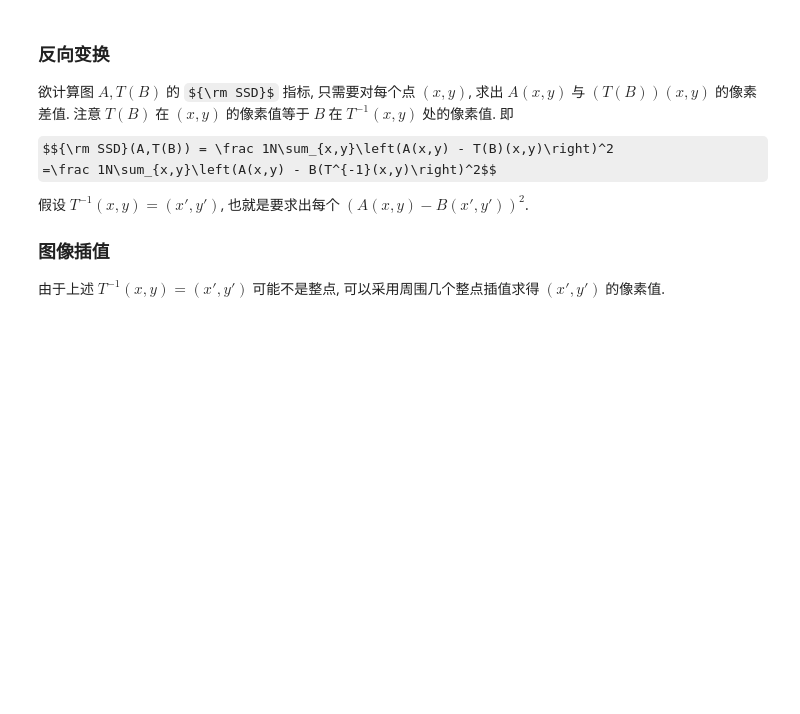
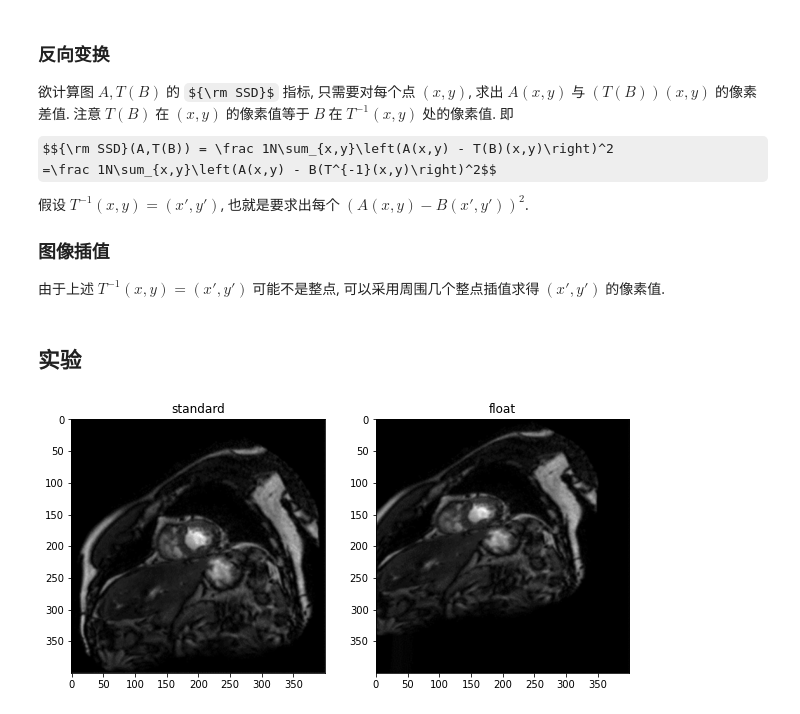
Before and after one commit to ForeverHaibara/Fudan-Courses, a Jupyter notebook: 图像处理与数据可视化/13 图像配准.ipynb, the cells around one changed output. Drawn from its saved outputs; the diff is of its cells as text; code cells hidden in the pictures; some formulas as TeX source; blank space fills up the shorter version.

```diff
--- a/图像处理与数据可视化/13 图像配准.ipynb
+++ b/图像处理与数据可视化/13 图像配准.ipynb
@@ -92,0 +104,20 @@ def affine_SSD(img_A, img_B, affine):
+# %% [markdown]
+## 实验
+# %%
+# 试验一下 心脏图像配准 https://zmiclab.github.io/zxh/0/myops20/
+import os
+from matplotlib import pyplot as plt
+from PIL import Image
+
+img = np.array(Image.open(os.path.join(os.getcwd(), 'pics\\heart.png')).resize((400, 400)).convert('L'))
+img_B = np.array(Image.open(os.path.join(os.getcwd(), 'pics\\heart_float.png')).resize((400, 400)).convert('L'))
+# img_B = affine_img(img, np.array([[.9,.2,10],[-.2,.9,-20],[0,0,1]]))
+
+plt.figure(figsize = (10, 5))
+for i, image, title in zip((1, 2), (img, img_B), ('standard', 'float')):
+    plt.subplot(1, 2, i)
+    plt.imshow(image, cmap = 'gray')
+    plt.title(title)
+plt.show()
+# %% [output]
+[figure, added]
```
Also changed, not shown: parts of 4 cells of this notebook, 1 other file.
